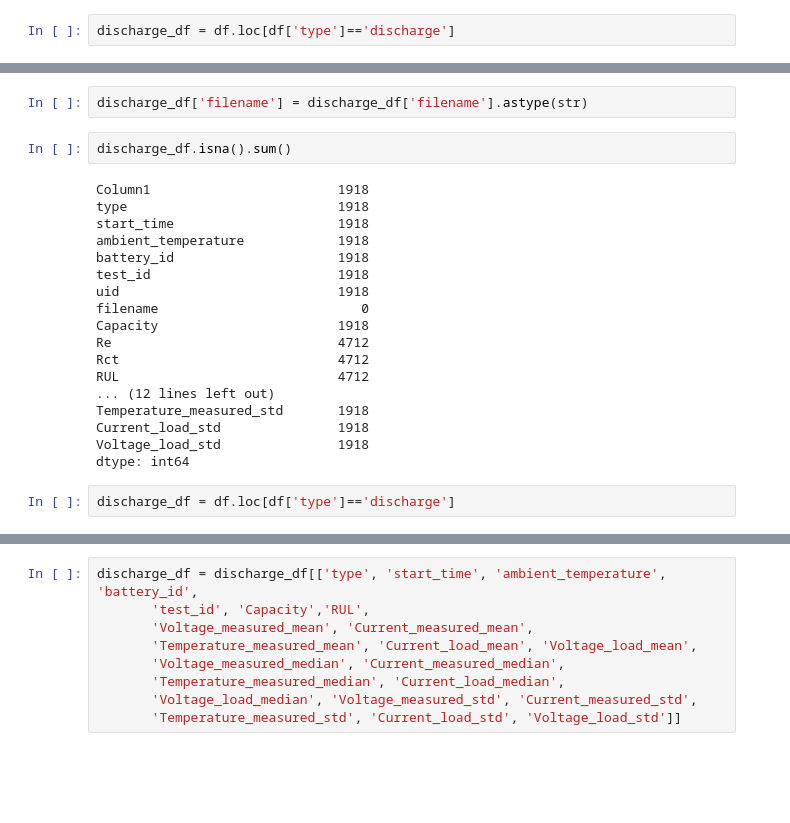
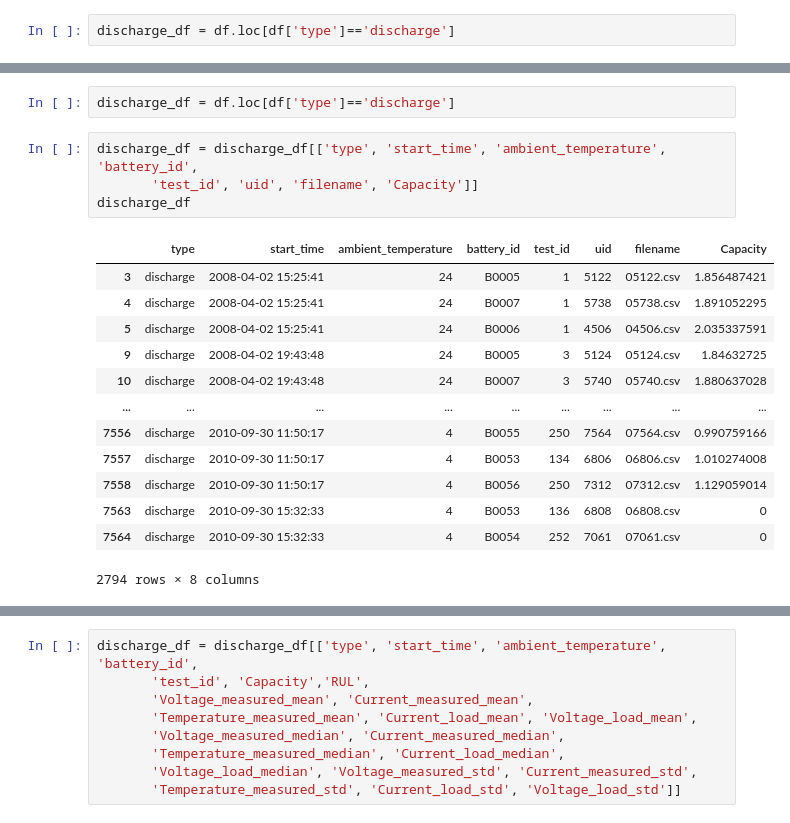
Before and after one commit to santhosh1299/lithium_ion_battery_discharge_prediction, a Jupyter notebook: data_cleaning.ipynb, the cells around one changed output, grey strips where cells are left out. Drawn from its saved outputs; the diff is of its cells as text; blank space fills up the shorter version.

```diff
--- a/data_cleaning.ipynb
+++ b/data_cleaning.ipynb
@@ -91,25 +39,21 @@ dtype: object
-# %%
-discharge_df['filename'] = discharge_df['filename'].astype(str)
-# %%
-discharge_df.isna().sum()
-# %% [output]
-Column1                        1918
-type                           1918
-start_time                     1918
-ambient_temperature            1918
-battery_id                     1918
-test_id                        1918
-uid                            1918
-filename                          0
-Capacity                       1918
-Re                             4712
-Rct                            4712
-RUL                            4712
-... (12 lines left out)
-Temperature_measured_std       1918
-Current_load_std               1918
-Voltage_load_std               1918
-dtype: int64
 # %%
 discharge_df = df.loc[df['type']=='discharge']
+# %%
+discharge_df = discharge_df[['type', 'start_time', 'ambient_temperature', 'battery_id',
+       'test_id', 'uid', 'filename', 'Capacity']]
+discharge_df
+# %% [output]
+|  | type | start_time | ambient_temperature | battery_id | test_id | uid | filename | Capacity |
+| 3 | discharge | 2008-04-02 15:25:41 | 24 | B0005 | 1 | 5122 | 05122.csv | 1.856487421 |
+| 4 | discharge | 2008-04-02 15:25:41 | 24 | B0007 | 1 | 5738 | 05738.csv | 1.891052295 |
+| 5 | discharge | 2008-04-02 15:25:41 | 24 | B0006 | 1 | 4506 | 04506.csv | 2.035337591 |
+| 9 | discharge | 2008-04-02 19:43:48 | 24 | B0005 | 3 | 5124 | 05124.csv | 1.84632725 |
+| 10 | discharge | 2008-04-02 19:43:48 | 24 | B0007 | 3 | 5740 | 05740.csv | 1.880637028 |
+| ... | ... | ... | ... | ... | ... | ... | ... | ... |
+| 7556 | discharge | 2010-09-30 11:50:17 | 4 | B0055 | 250 | 7564 | 07564.csv | 0.990759166 |
+| 7557 | discharge | 2010-09-30 11:50:17 | 4 | B0053 | 134 | 6806 | 06806.csv | 1.010274008 |
+| 7558 | discharge | 2010-09-30 11:50:17 | 4 | B0056 | 250 | 7312 | 07312.csv | 1.129059014 |
+| 7563 | discharge | 2010-09-30 15:32:33 | 4 | B0053 | 136 | 6808 | 06808.csv | 0 |
+| 7564 | discharge | 2010-09-30 15:32:33 | 4 | B0054 | 252 | 7061 | 07061.csv | 0 |
+2794 rows × 8 columns
 # %%
```
Also changed, not shown: parts of 12 cells of this notebook, 4 other files.
